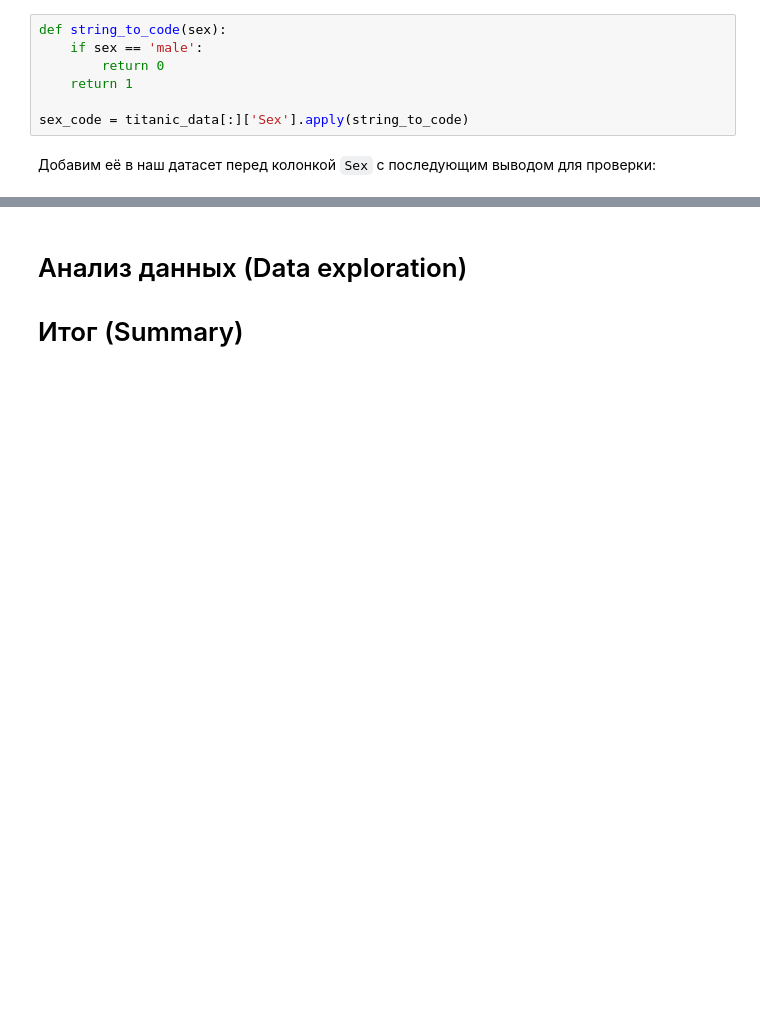
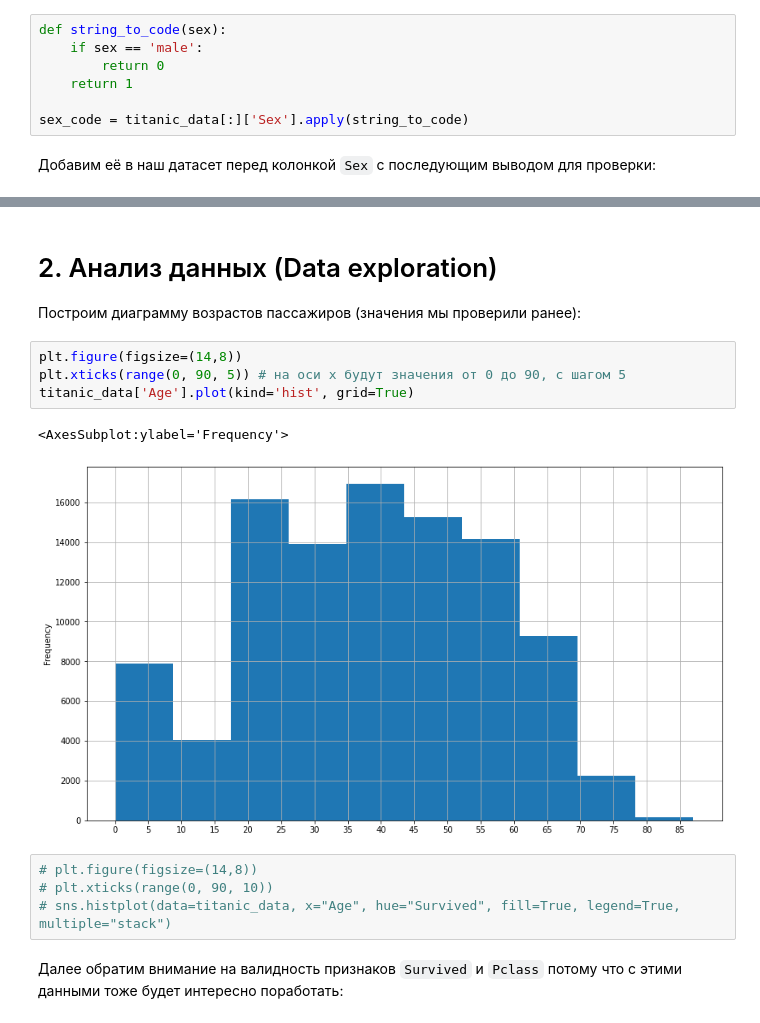
Before and after one commit to reagentjs/rss-ml-q1-2022-1, a Jupyter notebook: eda.ipynb, the cells around one changed output, grey strips where cells are left out. Drawn from its saved outputs; the diff is of its cells as text; blank space fills up the shorter version.

Commit message:
feat: add data exploration

```diff
--- a/eda.ipynb
+++ b/eda.ipynb
@@ -69,6 +72,18 @@ titanic_data[:][:10]
 | 8 | 0 | 1 | Wardlaw, Michael | 0 | male | 27.00 | 2 | 1 | 474849 | 73.02 | ... |
 | 9 | 0 | 2 | Greigo, Rudy | 0 | male | 66.00 | 0 | 0 | 6981 | 9.14 | ... |
 # %% [markdown]
-# Анализ данных (Data exploration)
-
-# Итог (Summary)
+# 2. Анализ данных (Data exploration)
+Построим диаграмму возрастов пассажиров (значения мы проверили ранее):
+# %%
+plt.figure(figsize=(14,8))
+plt.xticks(range(0, 90, 5)) # на оси x будут значения от 0 до 90, с шагом 5
+titanic_data['Age'].plot(kind='hist', grid=True)
+# %% [output]
+<AxesSubplot:ylabel='Frequency'>
+[figure, added]
+# %%
+# plt.figure(figsize=(14,8))
+# plt.xticks(range(0, 90, 10))
+# sns.histplot(data=titanic_data, x="Age", hue="Survived", fill=True, legend=True, multiple="stack")
+# %% [markdown]
+Далее обратим внимание на валидность признаков `Survived` и `Pclass` потому что с этими данными тоже будет интересно поработать:
```
Also changed, not shown: parts of 13 cells of this notebook.
